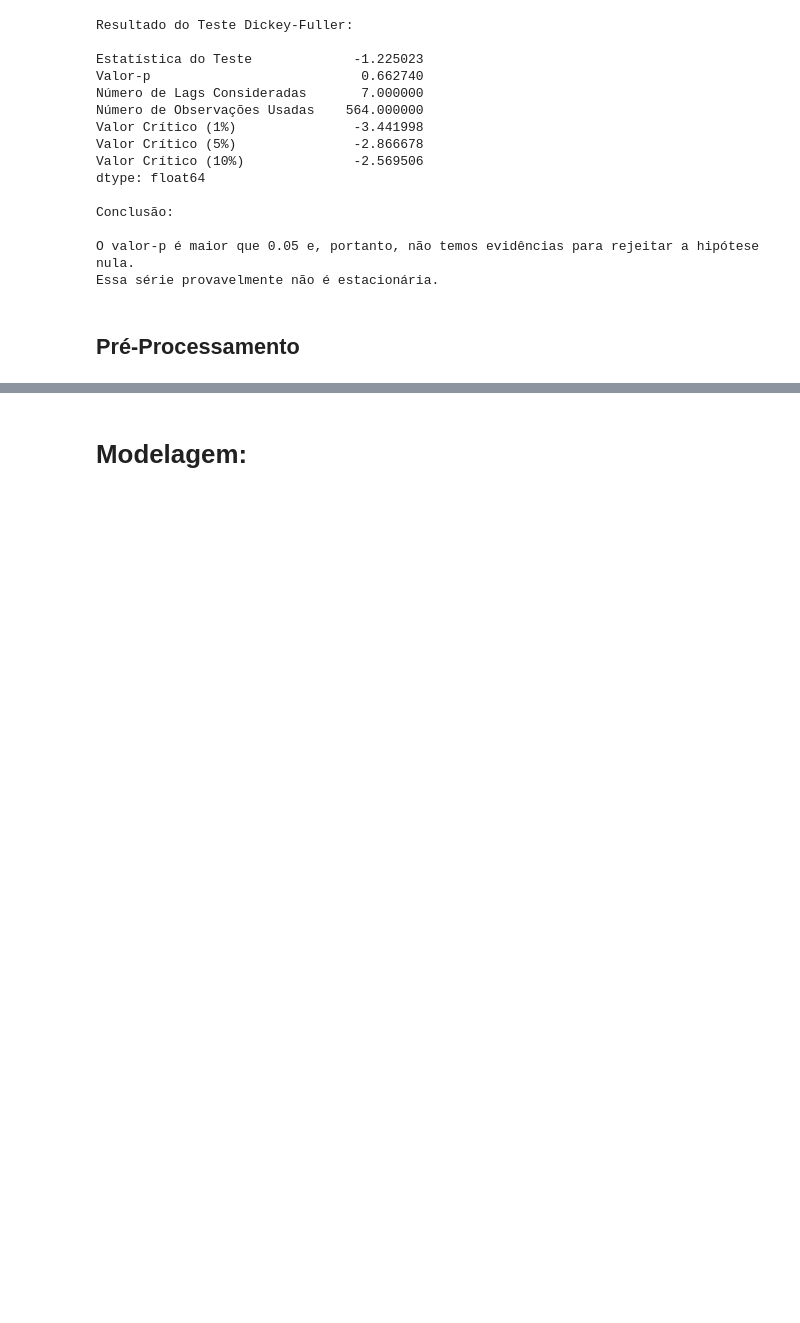
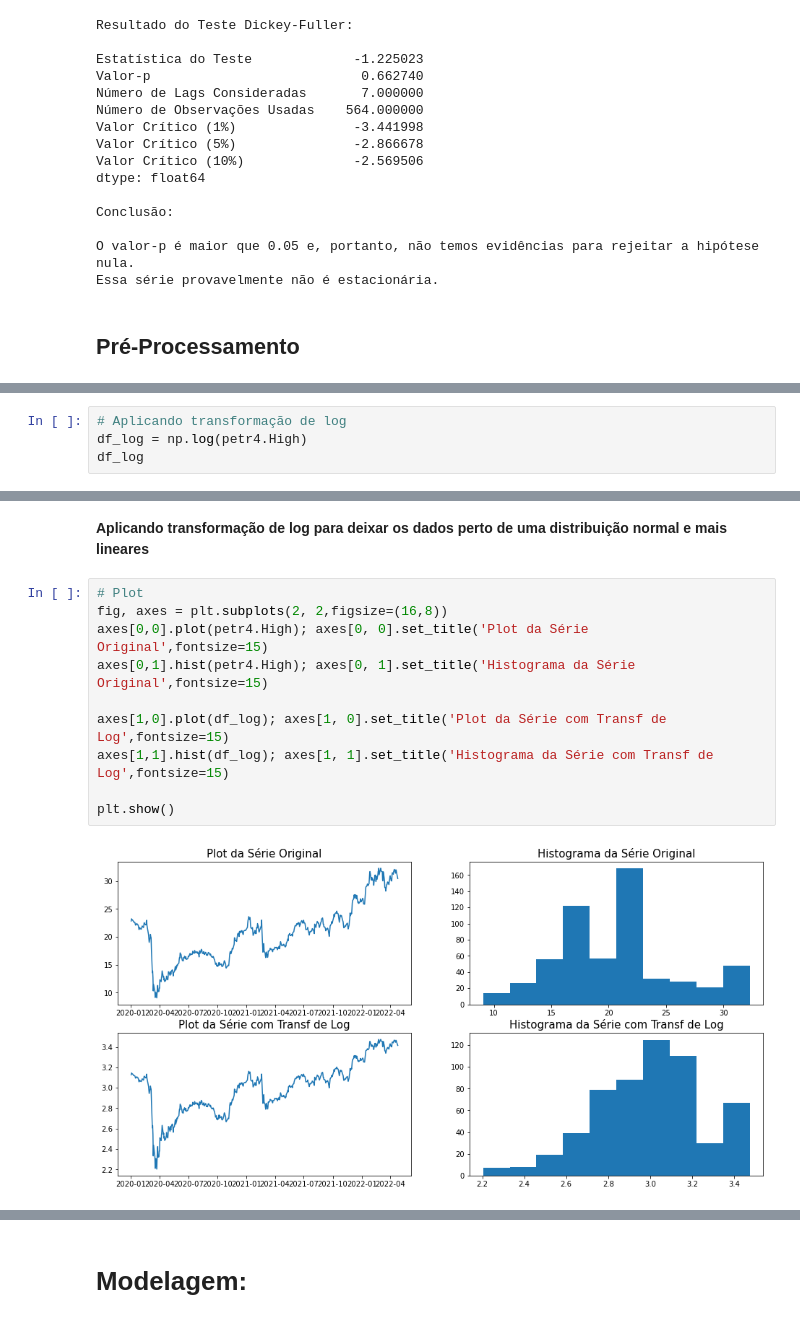
Before and after one commit to guirocha008/Ciencia-de-Dados, a Jupyter notebook: Modelo_ARIMA.ipynb, the cells around one changed output, grey strips where cells are left out. Saved outputs shown, nothing was run; the diff lists cells and outputs as text; blank space fills up the shorter version.

```diff
--- a/Modelo_ARIMA.ipynb
+++ b/Modelo_ARIMA.ipynb
@@ -344,0 +343,4 @@ df_treino
+# %%
+# Aplicando transformação de log
+df_log = np.log(petr4.High)
+df_log
@@ -344,0 +361,14 @@ df_treino
+# %% [markdown]
+**Aplicando transformação de log para deixar os dados perto de uma distribuição normal e mais lineares**
+# %%
+# Plot
+fig, axes = plt.subplots(2, 2,figsize=(16,8))
+axes[0,0].plot(petr4.High); axes[0, 0].set_title('Plot da Série Original',fontsize=15)
+axes[0,1].hist(petr4.High); axes[0, 1].set_title('Histograma da Série Original',fontsize=15)
+
+axes[1,0].plot(df_log); axes[1, 0].set_title('Plot da Série com Transf de Log',fontsize=15)
+axes[1,1].hist(df_log); axes[1, 1].set_title('Histograma da Série com Transf de Log',fontsize=15)
+
+plt.show()
+# %% [output]
+[figure, added]
```
Also changed, not shown: parts of 187 cells of this notebook.
